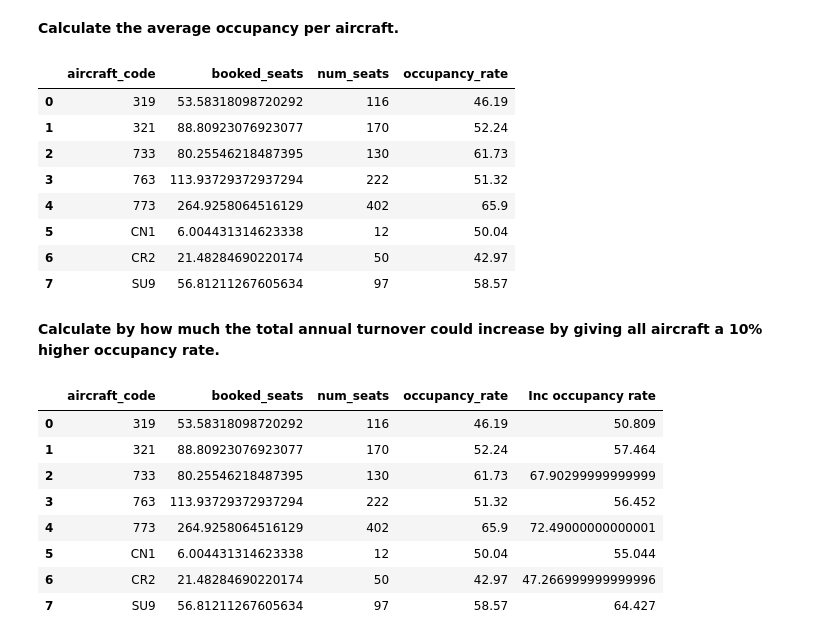
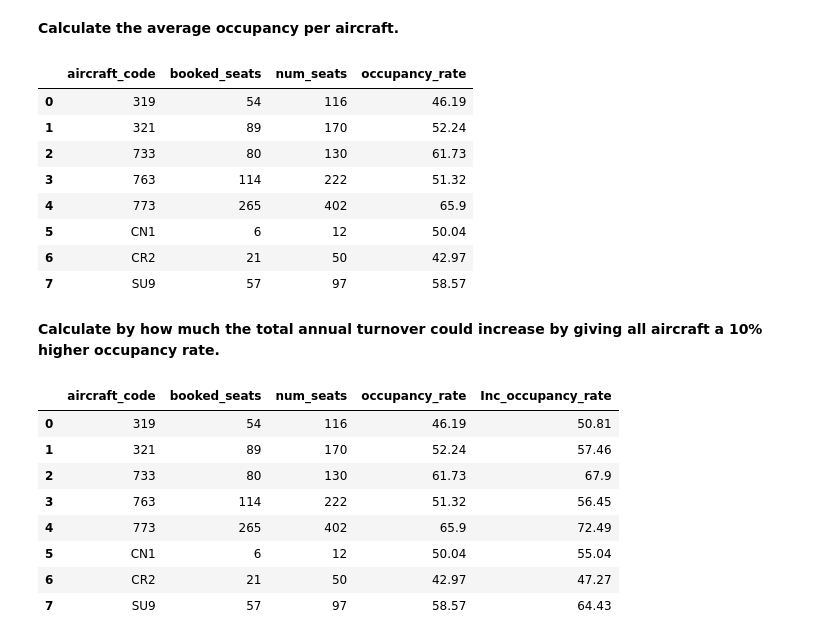
Before and after one commit to rishav197/Airline-Data-Analysis, a Jupyter notebook: Airline_Data_Analysis.ipynb, the cells around one changed output. Drawn from its saved outputs; the diff is of its cells as text; code cells hidden in the pictures.

```diff
--- a/Airline_Data_Analysis.ipynb
+++ b/Airline_Data_Analysis.ipynb
@@ -267,7 +267,7 @@ pd.read_sql_query("""select aircraft_code, ticket_count, total_revenue, total_re
 **Calculate the average occupancy per aircraft.**
 # %%
 occupancy_rate = pd.read_sql_query(f"""
-select a.aircraft_code, avg(a.seats_count) as booked_seats, b.num_seats,
+select a.aircraft_code, round(avg(a.seats_count), 0) as booked_seats, b.num_seats,
        round((avg(a.seats_count) / b.num_seats) * 100, 2) as occupancy_rate
 from (
     select aircraft_code, flights.flight_id, count(*) as seats_count
@@ -285,32 +285,34 @@ on a.aircraft_code = b.aircraft_code
 group by a.aircraft_code
 """, conn)
 
+occupancy_rate['booked_seats'] = occupancy_rate['booked_seats'].astype(int)
 occupancy_rate
 # %% [output]
 |  | aircraft_code | booked_seats | num_seats | occupancy_rate |
-| 0 | 319 | 53.58318098720292 | 116 | 46.19 |
-| 1 | 321 | 88.80923076923077 | 170 | 52.24 |
-| 2 | 733 | 80.25546218487395 | 130 | 61.73 |
-| 3 | 763 | 113.93729372937294 | 222 | 51.32 |
-| 4 | 773 | 264.9258064516129 | 402 | 65.9 |
-| 5 | CN1 | 6.004431314623338 | 12 | 50.04 |
-| 6 | CR2 | 21.48284690220174 | 50 | 42.97 |
-| 7 | SU9 | 56.81211267605634 | 97 | 58.57 |
+| 0 | 319 | 54 | 116 | 46.19 |
+| 1 | 321 | 89 | 170 | 52.24 |
+| 2 | 733 | 80 | 130 | 61.73 |
+| 3 | 763 | 114 | 222 | 51.32 |
+| 4 | 773 | 265 | 402 | 65.9 |
+| 5 | CN1 | 6 | 12 | 50.04 |
+| 6 | CR2 | 21 | 50 | 42.97 |
+| 7 | SU9 | 57 | 97 | 58.57 |
 # %% [markdown]
 **Calculate by how much the total annual turnover could increase by giving all aircraft a 10% higher occupancy rate.**
 # %%
-occupancy_rate['Inc occupancy rate'] = occupancy_rate['occupancy_rate'] + occupancy_rate['occupancy_rate']*0.1
+occupancy_rate['Inc_occupancy_rate'] = occupancy_rate['occupancy_rate'] + occupancy_rate['occupancy_rate']*0.1
+occupancy_rate['Inc_occupancy_rate'] = occupancy_rate['Inc_occupancy_rate'].round(2)
 occupancy_rate
 # %% [output]
-|  | aircraft_code | booked_seats | num_seats | occupancy_rate | Inc occupancy rate |
-| 0 | 319 | 53.58318098720292 | 116 | 46.19 | 50.809 |
-| 1 | 321 | 88.80923076923077 | 170 | 52.24 | 57.464 |
-| 2 | 733 | 80.25546218487395 | 130 | 61.73 | 67.90299999999999 |
-| 3 | 763 | 113.93729372937294 | 222 | 51.32 | 56.452 |
-| 4 | 773 | 264.9258064516129 | 402 | 65.9 | 72.49000000000001 |
-| 5 | CN1 | 6.004431314623338 | 12 | 50.04 | 55.044 |
-| 6 | CR2 | 21.48284690220174 | 50 | 42.97 | 47.266999999999996 |
-| 7 | SU9 | 56.81211267605634 | 97 | 58.57 | 64.427 |
+|  | aircraft_code | booked_seats | num_seats | occupancy_rate | Inc_occupancy_rate |
+| 0 | 319 | 54 | 116 | 46.19 | 50.81 |
+| 1 | 321 | 89 | 170 | 52.24 | 57.46 |
+| 2 | 733 | 80 | 130 | 61.73 | 67.9 |
+| 3 | 763 | 114 | 222 | 51.32 | 56.45 |
+| 4 | 773 | 265 | 402 | 65.9 | 72.49 |
+| 5 | CN1 | 6 | 12 | 50.04 | 55.04 |
+| 6 | CR2 | 21 | 50 | 42.97 | 47.27 |
+| 7 | SU9 | 57 | 97 | 58.57 | 64.43 |
 # %%
 pd.set_option('display.float_format', str)
 # %%
```
Also changed, not shown: parts of 9 cells of this notebook.
